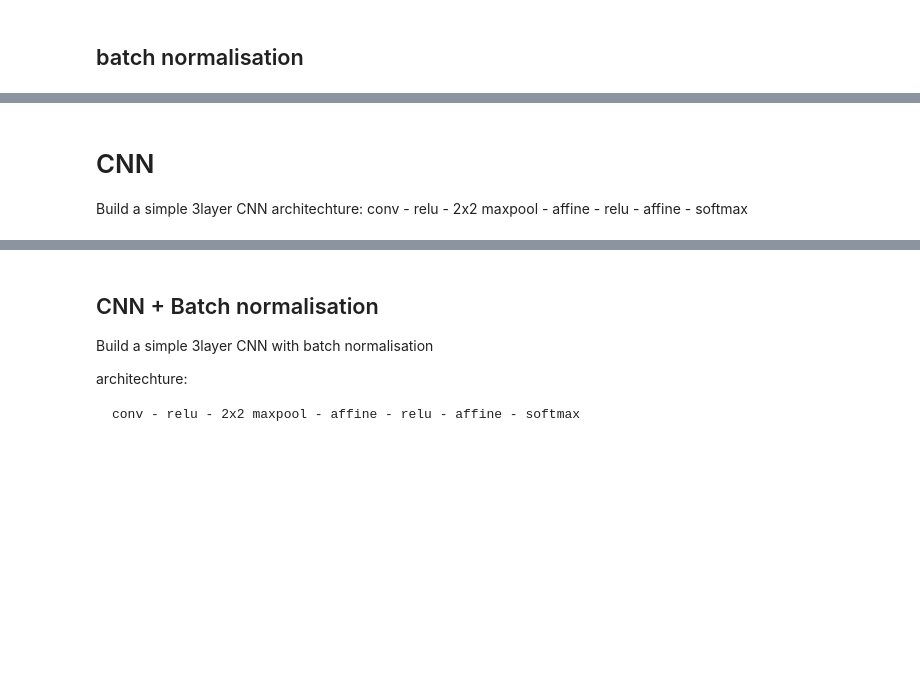
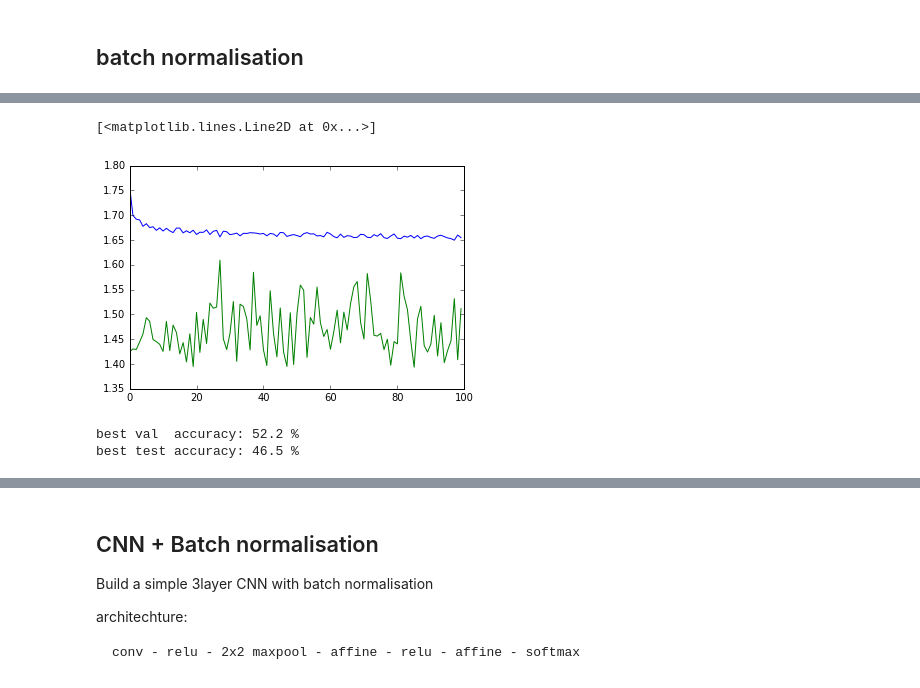
Before and after one commit to peymanbey/CIFAR10, a Jupyter notebook: CS231n2.ipynb, the cells around one changed output, grey strips where cells are left out. Drawn from its saved outputs; the diff is of its cells as text; code cells hidden in the pictures; blank space fills up the shorter version.

```diff
--- a/CS231n2.ipynb
+++ b/CS231n2.ipynb
@@ -124,11 +174,12 @@ network = build_fc_model_batchnorm(in_shape=input_shape,
                                    num_out=num_class,
                                    in_var=X)
 # %%
-net, test_fn, train_loss_history_, val_loss_history_, val_error_history_ = early_stop(net=network,
-                                                                                 data=shared_data,
-                                                                                 X=X, y=y,
-                                                                                 batch_size=2048,
-                                                                                 l1_reg=0,
-                                                                                 l2_reg=0.003,
-                                                                                 lear_rate=1e-3,
-                                                                                 printFreq=200)
+net,test_fn, train_loss_history_, val_loss_history_, val_error_history_ = early_stop(net=network,
+                                                                                     data=shared_data,
+                                                                                     X=X, y=y,
+                                                                                     batch_size=2048,
+                                                                                     l1_reg=0,
+                                                                                     l2_reg=.01,
+                                                                                     lear_rate=1e-3,
+                                                                                     iteration=100,
+                                                                                     printFreq=20)
@@ -135,6 +202,12 @@ net, test_fn, train_loss_history_, val_loss_history_, val_error_history_ = early
-# %% [markdown]
-# CNN
-
-Build a simple 3layer CNN
-architechture:
-    conv - relu - 2x2 maxpool - affine - relu - affine - softmax
+# %%
+plt.plot(train_loss_history_)
+plt.plot(val_loss_history_)
+# %% [output]
+[<matplotlib.lines.Line2D at 0x...>]
+[figure, added]
+# %%
+print "best val  accuracy:", (1-min(val_error_history_))*100,"%"
+print "best test accuracy:", (1-test_fn()[1])*100,"%"
+# %% [output]
+best val  accuracy: 52.2 %
+best test accuracy: 46.5 %
```
Also changed, not shown: parts of 25 cells of this notebook, 1 other file.
